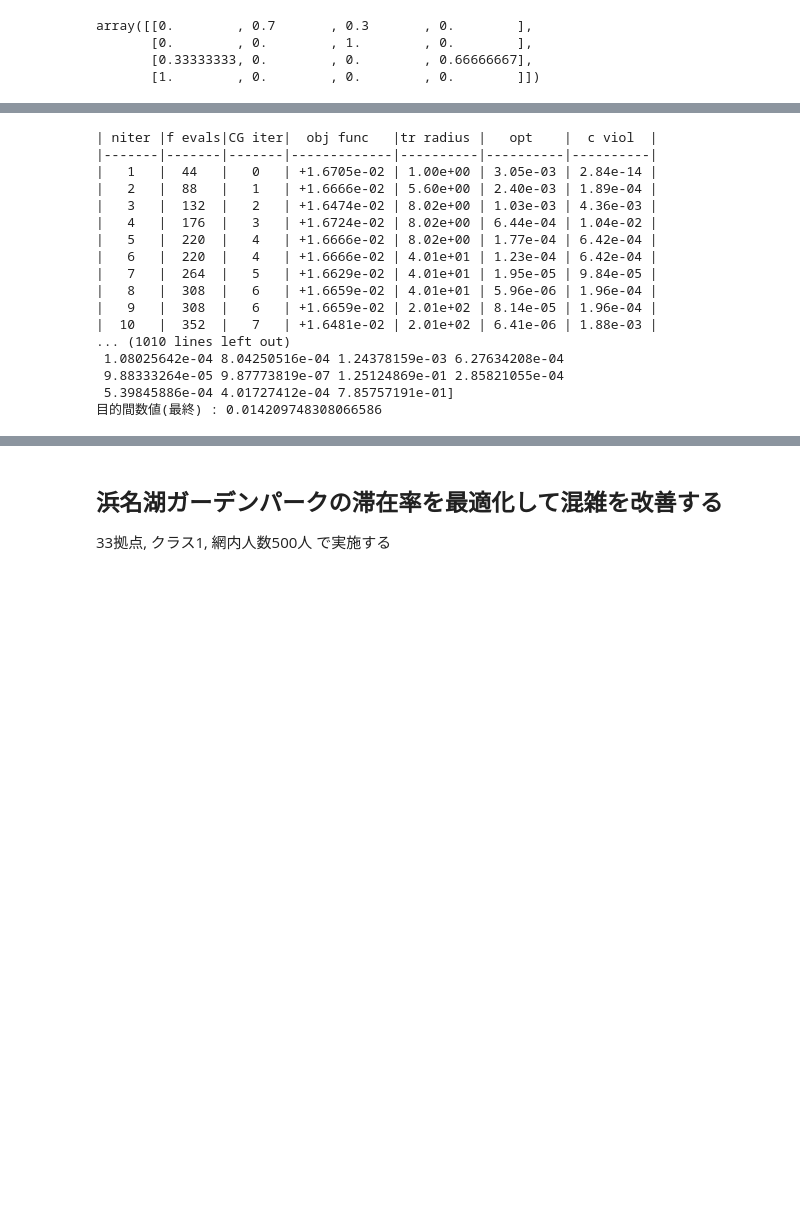
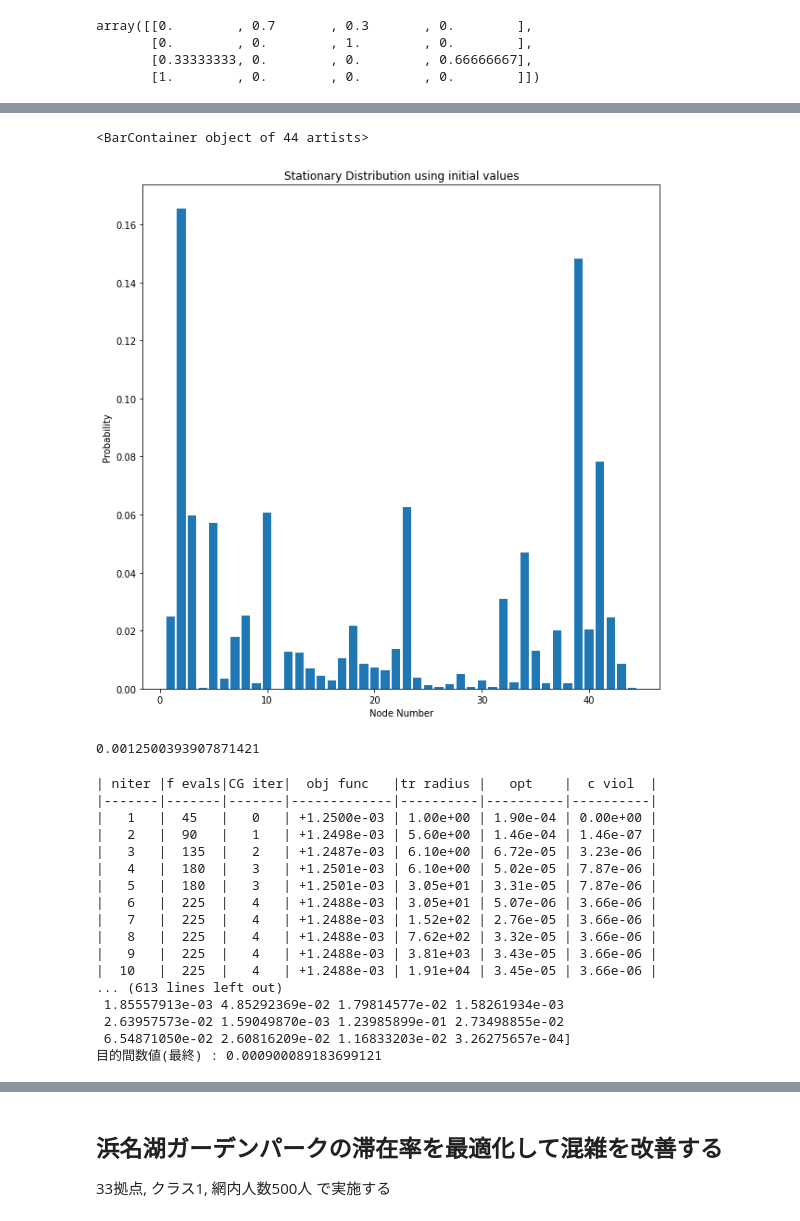
Before and after one commit to smzn/ContinuousMarkov_lib, a Jupyter notebook: 非線形計画法(制約あり).ipynb, the cells around one changed output, grey strips where cells are left out. Cells and saved outputs as stored; diff of their text form; code cells hidden in the pictures; blank space fills up the shorter version.

```diff
--- a/非線形計画法(制約あり).ipynb
+++ b/非線形計画法(制約あり).ipynb
@@ -648,5 +668,5 @@ def getTransitionRate(p, mu):
     return q
 # %%
 #推移率行列を作成
-#q = getTransitionRate(p, mu)
-#q
+q = getTransitionRate(p, mu)
+q
@@ -664,5 +698,5 @@ def getStationary_solve(q):#numpy.solveを使う場合
     return pi
 # %%
 #推移確率から定常分布を求める
-#pi = getStationary_solve(q)
-#pi
+pi = getStationary_solve(q)
+pi
@@ -669,10 +715,23 @@ def getStationary_solve(q):#numpy.solveを使う場合
+# %%
+#初期状態での定常分布
+x_label = [i for i in range(1,len(pi)+1)]
+plt.figure(figsize=(10,10))
+plt.title('Stationary Distribution using initial values')
+plt.xlabel('Node Number')
+plt.ylabel('Probability')
+plt.bar(x_label, pi)
+# %% [output]
+<BarContainer object of 44 artists>
+[figure, added]
 # %%
 #目的関数
 def getObjective(pi):
   return np.var(pi)
 # %%
 #目的間数値を求める
-#getObjective(pi)
+getObjective(pi)
+# %% [output]
+0.0012500393907871421
 # %%
 def getConstraint(mu):
   Ts = [1/i for i in mu]#平均時間に変換
@@ -703,7 +762,7 @@ res = minimize(getOptimize,                       # 目的関数,
                 hess=BFGS(),            # ヘシアンの推定方法
                 constraints=cons,      # 制約
                 bounds=Bounds(lb, ub),
-                options={"maxiter": 1000, # 最大反復数
+                options={"maxiter": 3000, # 最大反復数
                          "verbose":2})  # 最適化の過程を出力
 print(res["x"])
 #最終結果
@@ -715,18 +774,18 @@ print('目的間数値(最終) : {0}'.format(val))
 # %% [output]
 | niter |f evals|CG iter|  obj func   |tr radius |   opt    |  c viol  |
 |-------|-------|-------|-------------|----------|----------|----------|
-|   1   |  44   |   0   | +1.6705e-02 | 1.00e+00 | 3.05e-03 | 2.84e-14 |
-|   2   |  88   |   1   | +1.6666e-02 | 5.60e+00 | 2.40e-03 | 1.89e-04 |
-|   3   |  132  |   2   | +1.6474e-02 | 8.02e+00 | 1.03e-03 | 4.36e-03 |
-|   4   |  176  |   3   | +1.6724e-02 | 8.02e+00 | 6.44e-04 | 1.04e-02 |
-|   5   |  220  |   4   | +1.6666e-02 | 8.02e+00 | 1.77e-04 | 6.42e-04 |
-|   6   |  220  |   4   | +1.6666e-02 | 4.01e+01 | 1.23e-04 | 6.42e-04 |
-|   7   |  264  |   5   | +1.6629e-02 | 4.01e+01 | 1.95e-05 | 9.84e-05 |
-|   8   |  308  |   6   | +1.6659e-02 | 4.01e+01 | 5.96e-06 | 1.96e-04 |
-|   9   |  308  |   6   | +1.6659e-02 | 2.01e+02 | 8.14e-05 | 1.96e-04 |
-|  10   |  352  |   7   | +1.6481e-02 | 2.01e+02 | 6.41e-06 | 1.88e-03 |
-... (1010 lines left out)
- 1.08025642e-04 8.04250516e-04 1.24378159e-03 6.27634208e-04
- 9.88333264e-05 9.87773819e-07 1.25124869e-01 2.85821055e-04
- 5.39845886e-04 4.01727412e-04 7.85757191e-01]
-目的間数値(最終) : 0.014209748308066586
+|   1   |  45   |   0   | +1.2500e-03 | 1.00e+00 | 1.90e-04 | 0.00e+00 |
+|   2   |  90   |   1   | +1.2498e-03 | 5.60e+00 | 1.46e-04 | 1.46e-07 |
+|   3   |  135  |   2   | +1.2487e-03 | 6.10e+00 | 6.72e-05 | 3.23e-06 |
+|   4   |  180  |   3   | +1.2501e-03 | 6.10e+00 | 5.02e-05 | 7.87e-06 |
+|   5   |  180  |   3   | +1.2501e-03 | 3.05e+01 | 3.31e-05 | 7.87e-06 |
+|   6   |  225  |   4   | +1.2488e-03 | 3.05e+01 | 5.07e-06 | 3.66e-06 |
+|   7   |  225  |   4   | +1.2488e-03 | 1.52e+02 | 2.76e-05 | 3.66e-06 |
+|   8   |  225  |   4   | +1.2488e-03 | 7.62e+02 | 3.32e-05 | 3.66e-06 |
+|   9   |  225  |   4   | +1.2488e-03 | 3.81e+03 | 3.43e-05 | 3.66e-06 |
+|  10   |  225  |   4   | +1.2488e-03 | 1.91e+04 | 3.45e-05 | 3.66e-06 |
+... (613 lines left out)
+ 1.85557913e-03 4.85292369e-02 1.79814577e-02 1.58261934e-03
+ 2.63957573e-02 1.59049870e-03 1.23985899e-01 2.73498855e-02
+ 6.54871050e-02 2.60816209e-02 1.16833203e-02 3.26275657e-04]
+目的間数値(最終) : 0.000900089183699121
```
Also changed, not shown: parts of 15 cells of this notebook.
